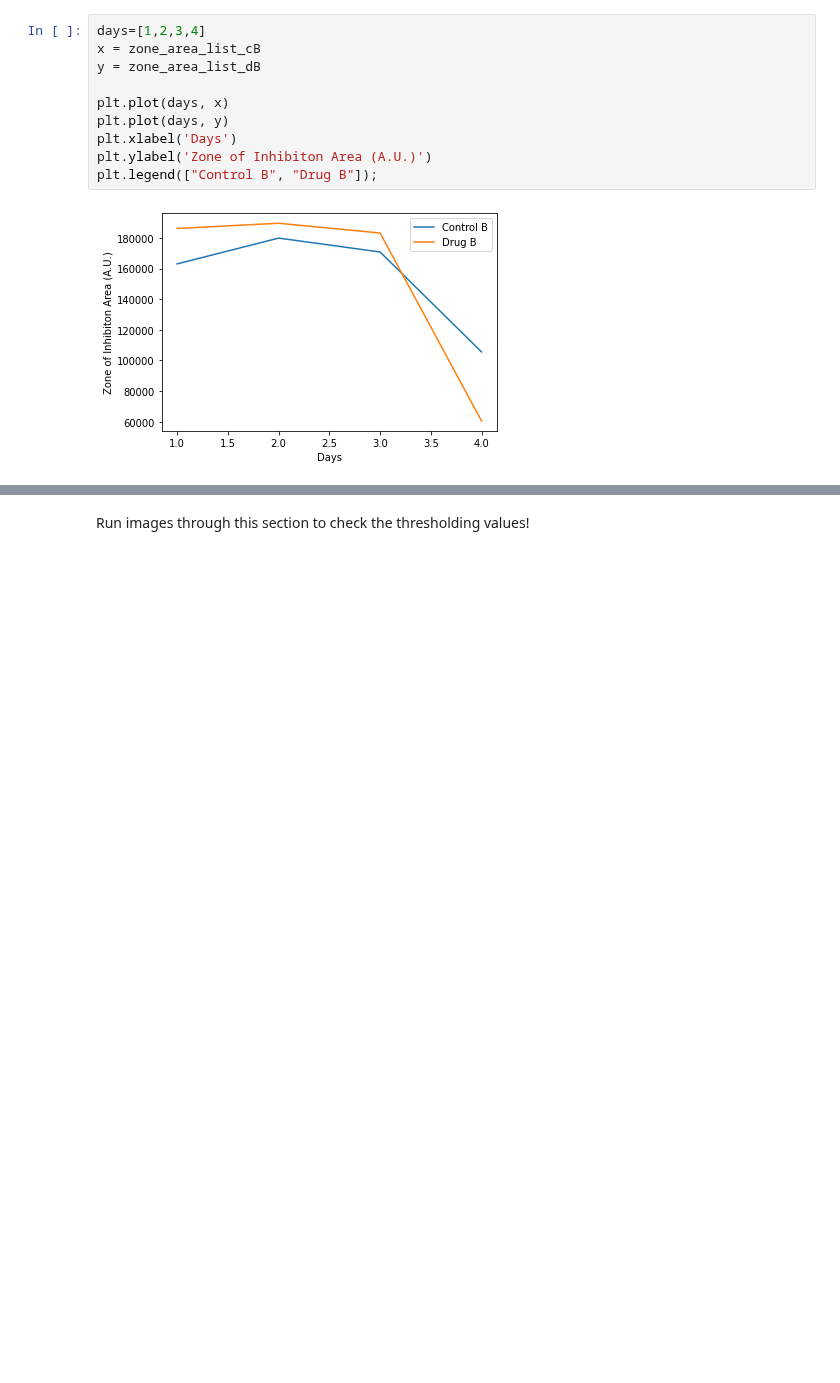
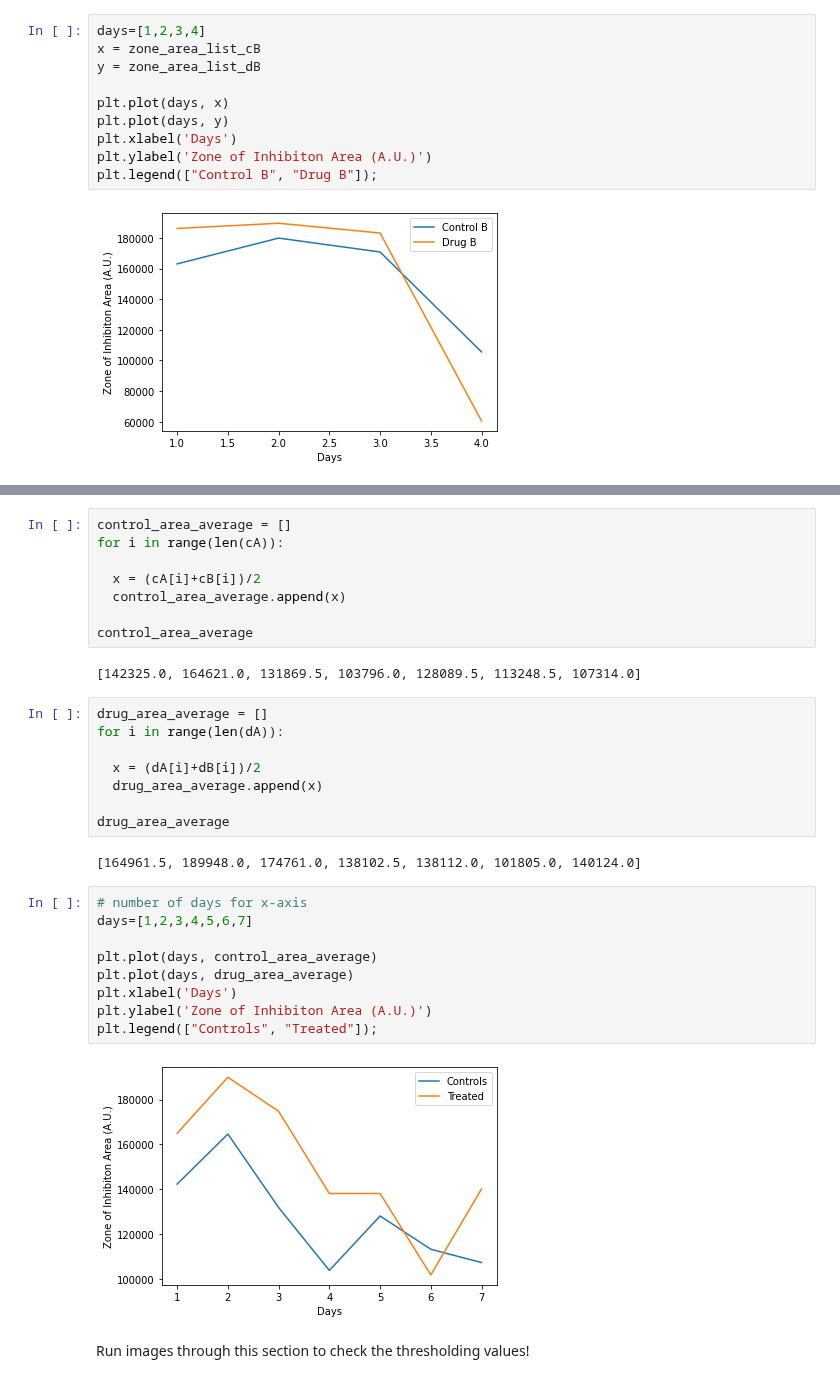
Before and after one commit to lmkelly16/BYU-REU-2022, a Jupyter notebook: all_the_loops.ipynb, the cells around one changed output, grey strips where cells are left out. Cells and saved outputs as stored; diff of their text form; blank space fills up the shorter version.

```diff
--- a/all_the_loops.ipynb
+++ b/all_the_loops.ipynb
@@ -276,3 +296,34 @@ plt.legend(["Control B", "Drug B"]);
+# %%
+control_area_average = []
+for i in range(len(cA)):
+
+  x = (cA[i]+cB[i])/2
+  control_area_average.append(x)
+
+control_area_average
+# %% [output]
+[142325.0, 164621.0, 131869.5, 103796.0, 128089.5, 113248.5, 107314.0]
+# %%
+drug_area_average = []
+for i in range(len(dA)):
+
+  x = (dA[i]+dB[i])/2
+  drug_area_average.append(x)
+
+drug_area_average
+# %% [output]
+[164961.5, 189948.0, 174761.0, 138102.5, 138112.0, 101805.0, 140124.0]
+# %%
+# number of days for x-axis
+days=[1,2,3,4,5,6,7]
+
+plt.plot(days, control_area_average)
+plt.plot(days, drug_area_average)
+plt.xlabel('Days')
+plt.ylabel('Zone of Inhibiton Area (A.U.)')
+plt.legend(["Controls", "Treated"]);
+# %% [output]
+[figure, added]
 # %% [markdown]
 Run images through this section to check the thresholding values!
 # %%
```
Also changed, not shown: parts of 5 cells of this notebook.
